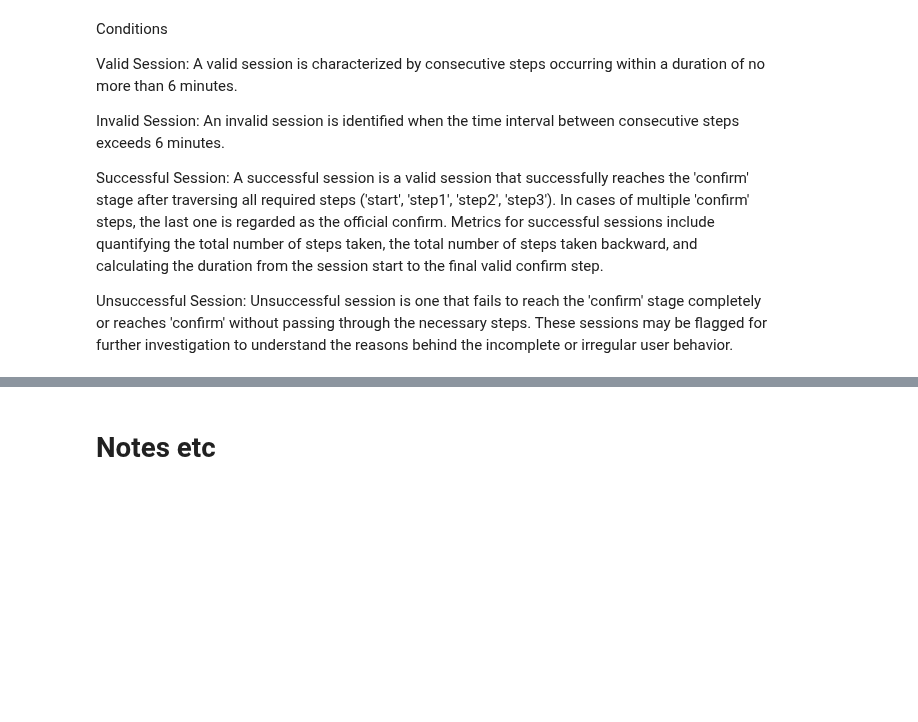
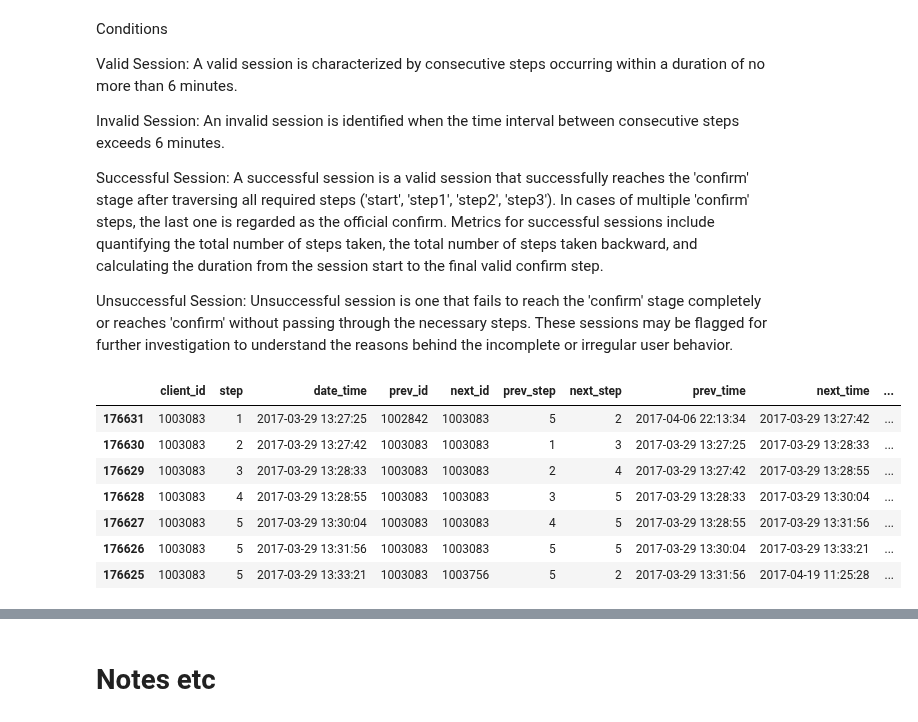
Before and after one commit to dimitsagk/AB_Testing_Analysis, a Jupyter notebook: notebooks/Project_2_02Cleaning+EDA.ipynb, the cells around one changed output, grey strips where cells are left out. Saved outputs shown, nothing was run; the diff lists cells and outputs as text; code cells hidden in the pictures; blank space fills up the shorter version.

```diff
--- a/notebooks/Project_2_02Cleaning+EDA.ipynb
+++ b/notebooks/Project_2_02Cleaning+EDA.ipynb
@@ -598 +604,12 @@ df_control_fltrd = df_test.drop(columns=(['time_diff_prev','subtract_step','new_
+# %%
+df_test[df_test['client_id'] == '1003083']
+# %% [output]
+|  | client_id | step | date_time | prev_id | next_id | prev_step | next_step | prev_time | next_time | ... |
+| 176631 | 1003083 | 1 | 2017-03-29 13:27:25 | 1002842 | 1003083 | 5 | 2 | 2017-04-06 22:13:34 | 2017-03-29 13:27:42 | ... |
+| 176630 | 1003083 | 2 | 2017-03-29 13:27:42 | 1003083 | 1003083 | 1 | 3 | 2017-03-29 13:27:25 | 2017-03-29 13:28:33 | ... |
+| 176629 | 1003083 | 3 | 2017-03-29 13:28:33 | 1003083 | 1003083 | 2 | 4 | 2017-03-29 13:27:42 | 2017-03-29 13:28:55 | ... |
+| 176628 | 1003083 | 4 | 2017-03-29 13:28:55 | 1003083 | 1003083 | 3 | 5 | 2017-03-29 13:28:33 | 2017-03-29 13:30:04 | ... |
+| 176627 | 1003083 | 5 | 2017-03-29 13:30:04 | 1003083 | 1003083 | 4 | 5 | 2017-03-29 13:28:55 | 2017-03-29 13:31:56 | ... |
+| 176626 | 1003083 | 5 | 2017-03-29 13:31:56 | 1003083 | 1003083 | 5 | 5 | 2017-03-29 13:30:04 | 2017-03-29 13:33:21 | ... |
+| 176625 | 1003083 | 5 | 2017-03-29 13:33:21 | 1003083 | 1003756 | 5 | 2 | 2017-03-29 13:31:56 | 2017-04-19 11:25:28 | ... |
 # %%
```
Also changed, not shown: parts of 5 cells of this notebook.
